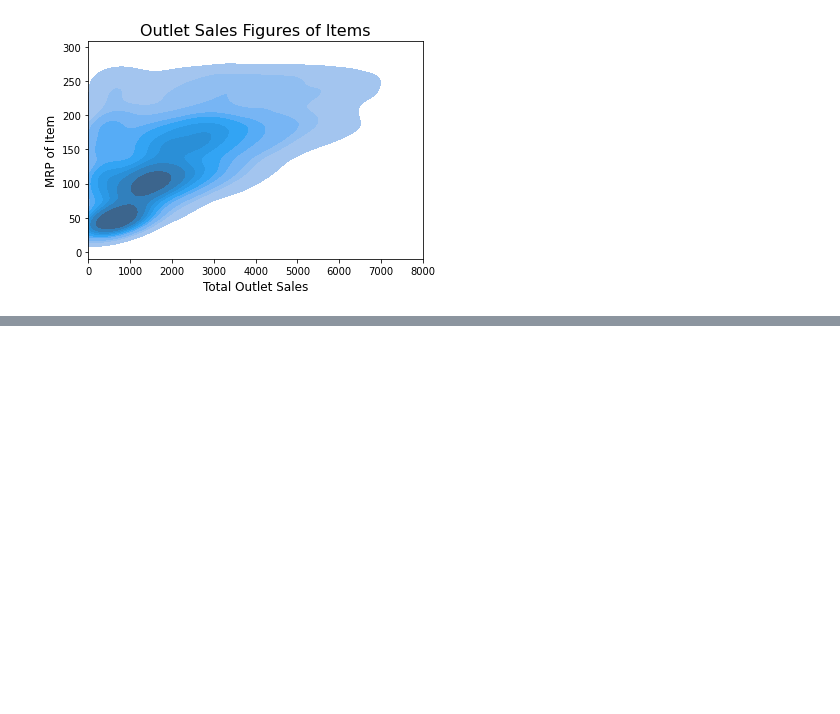
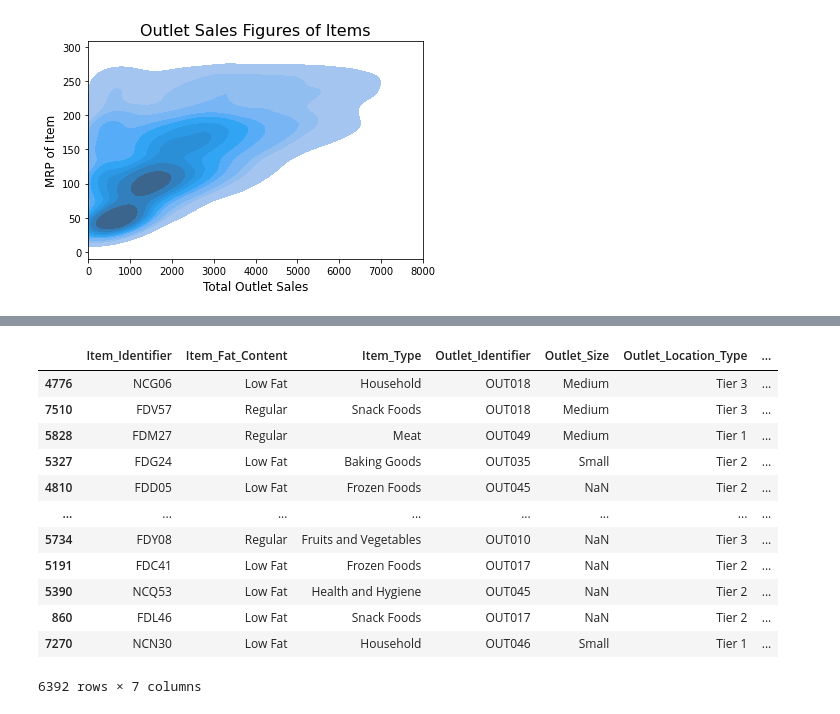
Before and after one commit to acafiero/sales-predictions, a Jupyter notebook: Cafiero_Project_1.ipynb, the cells around one changed output, grey strips where cells are left out. Cells and saved outputs as stored; diff of their text form; code cells hidden in the pictures; blank space fills up the shorter version.

```diff
--- a/Cafiero_Project_1.ipynb
+++ b/Cafiero_Project_1.ipynb
@@ -331,3 +338,9 @@ plt.title('Outlet Sales Figures of Items', fontsize = 16)
 plt.show()
 # %% [output]
 [figure]
+# %%
+y = df['Item_Outlet_Sales']
+X = df.drop('Item_Outlet_Sales', axis=1)
+# %%
+X_train, X_test, y_train, y_test = train_test_split(X, y, random_state=42)
+X_train.head()
@@ -333,0 +354,3 @@ plt.show()
+# %%
+cat_select = make_column_selector(dtype_include='object')
+num_select = make_column_selector(dtype_include='number')
@@ -333,0 +367,18 @@ plt.show()
+# %%
+train_cat_data = X_train[cat_select(X_train)]
+test_cat_data = X_test[cat_select(X_test)]
+train_cat_data
+# %% [output]
+|  | Item_Identifier | Item_Fat_Content | Item_Type | Outlet_Identifier | Outlet_Size | Outlet_Location_Type | ... |
+| 4776 | NCG06 | Low Fat | Household | OUT018 | Medium | Tier 3 | ... |
+| 7510 | FDV57 | Regular | Snack Foods | OUT018 | Medium | Tier 3 | ... |
+| 5828 | FDM27 | Regular | Meat | OUT049 | Medium | Tier 1 | ... |
+| 5327 | FDG24 | Low Fat | Baking Goods | OUT035 | Small | Tier 2 | ... |
+| 4810 | FDD05 | Low Fat | Frozen Foods | OUT045 | NaN | Tier 2 | ... |
+| ... | ... | ... | ... | ... | ... | ... | ... |
+| 5734 | FDY08 | Regular | Fruits and Vegetables | OUT010 | NaN | Tier 3 | ... |
+| 5191 | FDC41 | Low Fat | Frozen Foods | OUT017 | NaN | Tier 2 | ... |
+| 5390 | NCQ53 | Low Fat | Health and Hygiene | OUT045 | NaN | Tier 2 | ... |
+| 860 | FDL46 | Low Fat | Snack Foods | OUT017 | NaN | Tier 2 | ... |
+| 7270 | NCN30 | Low Fat | Household | OUT046 | Small | Tier 1 | ... |
+6392 rows × 7 columns
```
Also changed, not shown: parts of 11 cells of this notebook.
